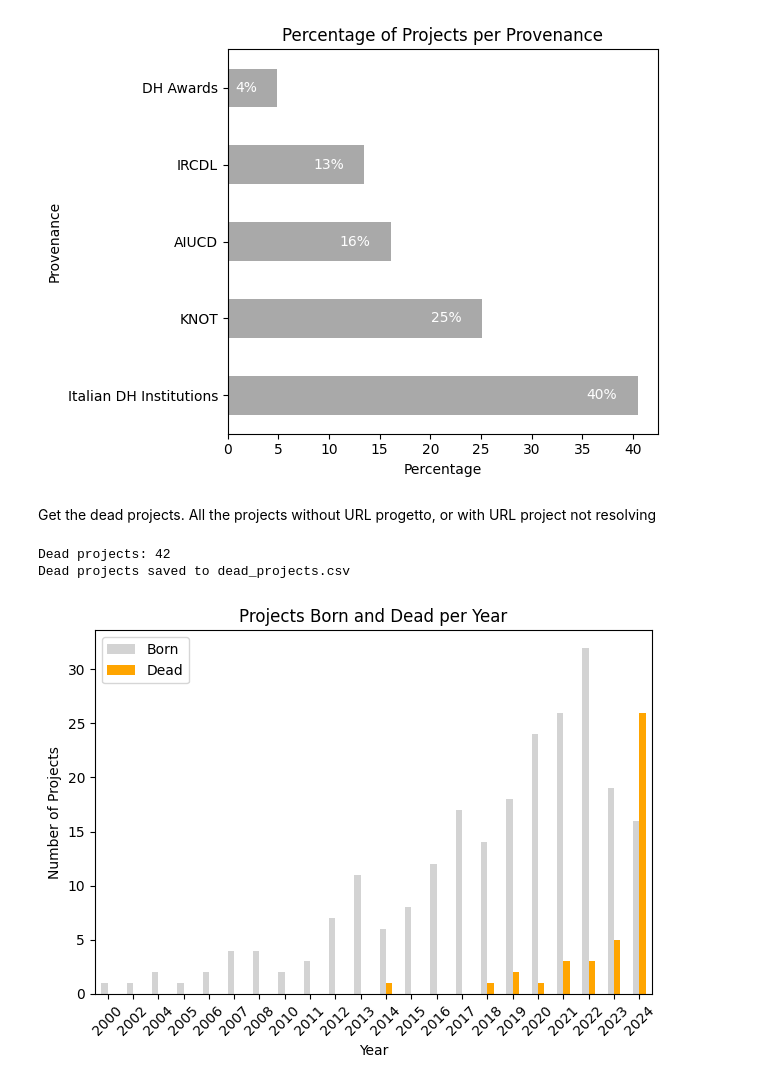
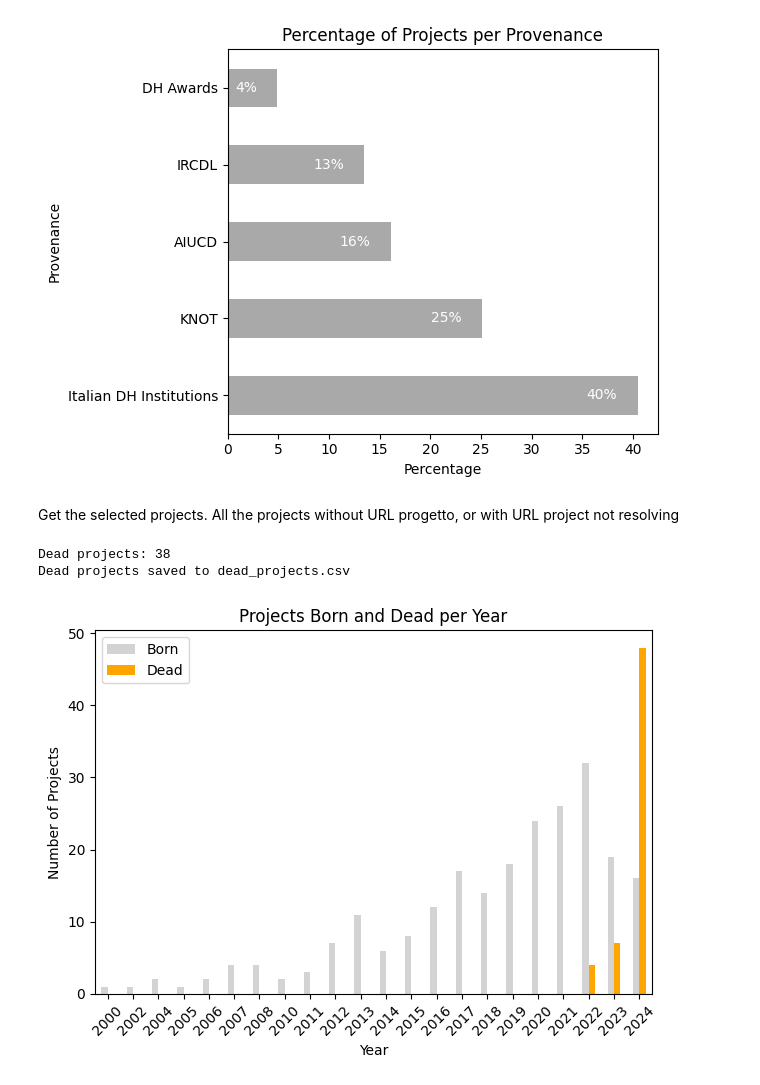
Before and after one commit to gspinaci/Vita-e-morte-DH-projects, a Jupyter notebook: dataset/input/make_chart.ipynb, the cells around one changed output. Cells and saved outputs as stored; diff of their text form; code cells hidden in the pictures.

Commit message:
update datasets
Signed-off-by: gspinaci <gianmarco.spinaci@gmail.com>

```diff
--- a/dataset/input/make_chart.ipynb
+++ b/dataset/input/make_chart.ipynb
@@ -118,10 +118,11 @@ plt.show()
 # %% [output]
 [figure]
 # %% [markdown]
-Get the dead projects. All the projects without URL progetto, or with URL project not resolving
+Get the selected projects. All the projects without URL progetto, or with URL project not resolving
 # %%
-data = pd.read_csv(data_projects_csv)
+data = pd.read_csv(dataset1)
 dead_projects = data[
+  (data[KEY_URL_PROGETTO].notna()) &
   (data[KEY_URL_PROGETTO_RISOLVE] == False) &
   (pd.to_datetime(data[KEY_URL_PROGETTO_FIRST_SEEN], errors='coerce').notna()) &
   (pd.to_datetime(data[KEY_URL_PROGETTO_LAST_SEEN], errors='coerce').notna())
@@ -129,15 +130,15 @@ dead_projects = data[
 
 print(f"Dead projects: {dead_projects.shape[0]}")
 
-project_path = os.path.join(dir_path, "dead_projects.csv")
+dataset2 = os.path.join(dir_path, "dataset_2.csv")
 
-dead_projects.to_csv(project_path, index=False)
+dead_projects.to_csv(dataset2, index=False, escapechar='\\', quoting=1)
 print("Dead projects saved to dead_projects.csv")
 # %% [output]
-Dead projects: 42
+Dead projects: 38
 Dead projects saved to dead_projects.csv
 # %%
-data = pd.read_csv(data_projects_csv)
+data = pd.read_csv(dataset1)
 
 # Extract the year from the 'First_Seen' and 'Last_Seen' columns
 data[KEY_URL_PROGETTO_FIRST_SEEN] = pd.to_datetime(data[KEY_URL_PROGETTO_FIRST_SEEN], errors='coerce')
@@ -149,34 +150,34 @@ data['Year_Last_Seen'] = data[KEY_URL_PROGETTO_LAST_SEEN].dt.year
 born_projects = data['Year_First_Seen'].value_counts().sort_index()
 
 # Calculate dead projects
 dead_projects = data[(data[KEY_URL_PROGETTO_LAST_SEEN].notna()) & (data[KEY_URL_PROGETTO_RISOLVE] == False)]['Year_Last_Seen'].value_counts().sort_index()
 
 # Create a DataFrame for plotting
 years = sorted(set(born_projects.index).union(set(dead_projects.index)))
 born_counts = [born_projects.get(year, 0) for year in years]
 dead_counts = [dead_projects.get(year, 0) for year in years]
 
 df_years = pd.DataFrame({
   'Year': years,
   'Born': born_counts,
   'Dead': dead_counts
 })
 
 # Convert 'Year' column to integer for better readability on x-axis
 df_years['Year'] = df_years['Year'].astype(int)
 
 # Plot the bar chart
 fig, ax = plt.subplots()
 df_years.plot(kind='bar', x='Year', y=['Born', 'Dead'], ax=ax, color=['lightgrey', 'orange'])
 ax.set_title('Projects Born and Dead per Year')
 ax.set_xlabel('Year')
 ax.set_ylabel('Number of Projects')
 plt.xticks(rotation=45)
 plt.tight_layout()
 
 plt.show()
 # %% [output]
-[figure, old version]
+[figure, new version]
 # %%
 # Plot the line graph for existing projects per year
 df_years['Existing'] = df_years.apply(lambda row: row['Born'] - row['Dead'], axis=1).cumsum()
```
Also changed, not shown: parts of 5 cells of this notebook, 4 other files.
